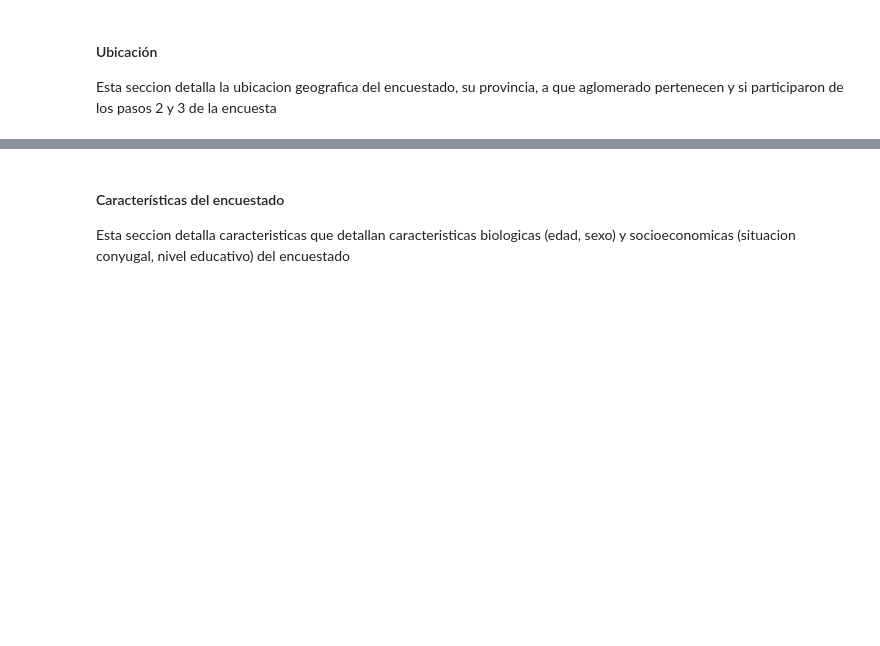
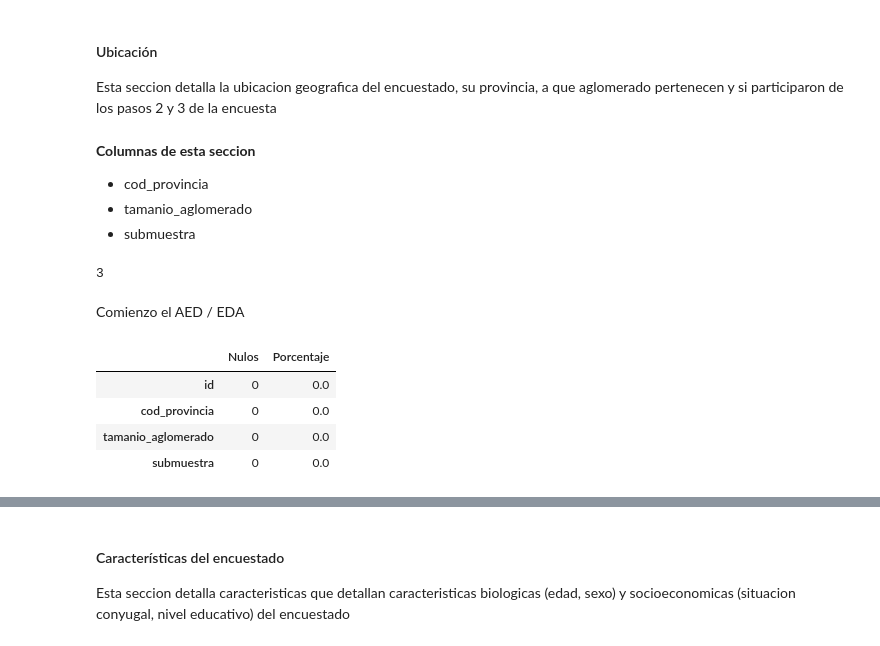
Before and after one commit to Data-Science-YPF/factores_riesgo, a Jupyter notebook: analisisBD.ipynb, the cells around one changed output, grey strips where cells are left out. Drawn from its saved outputs; the diff is of its cells as text; code cells hidden in the pictures; blank space fills up the shorter version.

```diff
--- a/analisisBD.ipynb
+++ b/analisisBD.ipynb
@@ -67,0 +71,9 @@ Esta seccion detalla la ubicacion geografica del encuestado, su provincia, a que
+# %% [markdown]
+__Columnas de esta seccion__
++ cod_provincia
++ tamanio_aglomerado
++ submuestra
+# %%
+friesgo_2018_BB.columns.get_loc('submuestra')
+# %% [output]
+3
@@ -67,0 +83,11 @@ Esta seccion detalla la ubicacion geografica del encuestado, su provincia, a que
+# %% [markdown]
+Comienzo el AED / EDA
+# %%
+# calculo los nulos presentes en mi tabla
+calcular_nulos_y_porcentaje(ubicacion)
+# %% [output]
+|  | Nulos | Porcentaje |
+| id | 0 | 0.0 |
+| cod_provincia | 0 | 0.0 |
+| tamanio_aglomerado | 0 | 0.0 |
+| submuestra | 0 | 0.0 |
```
Also changed, not shown: parts of 11 cells of this notebook, 2 other files.
